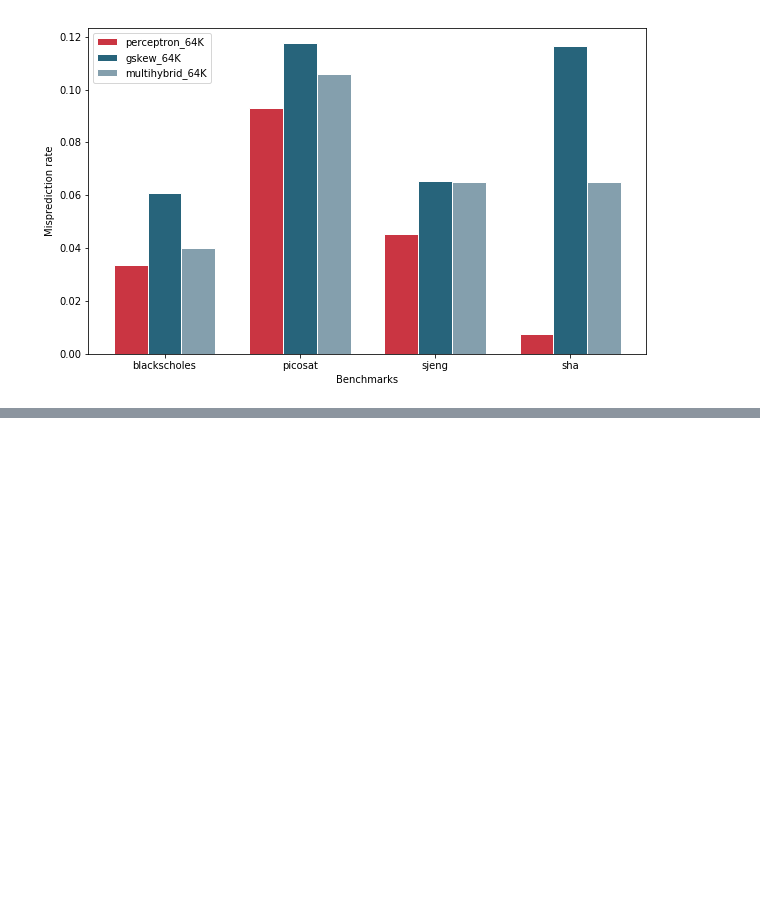
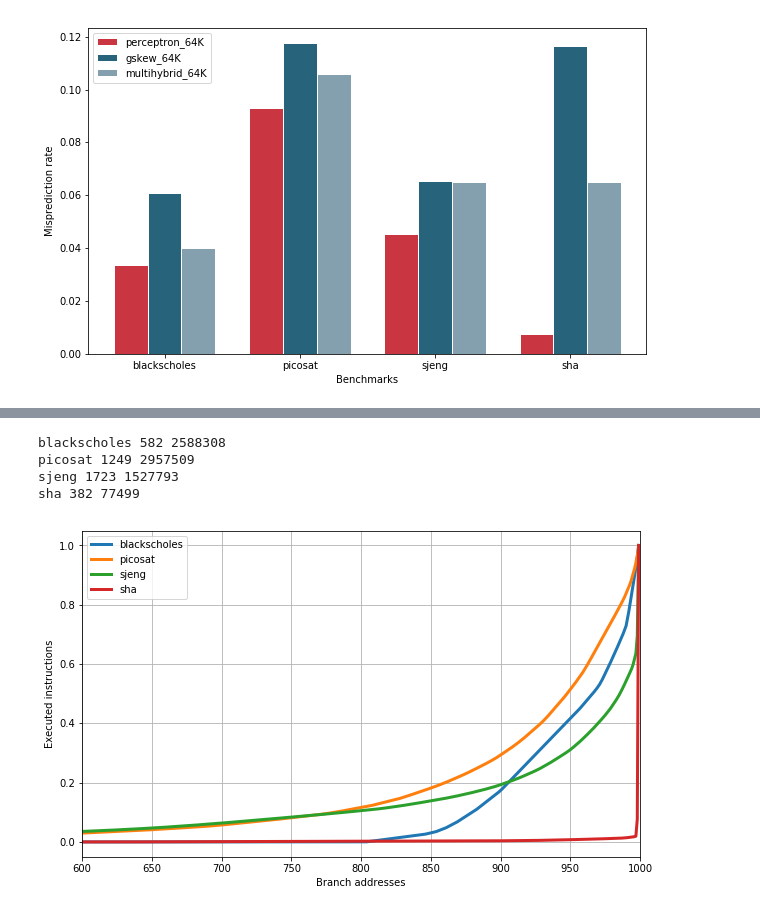
Before and after one commit to alexf91/gem5-advanced-computer-architecture, a Jupyter notebook: bp_eval/notebooks/evaluation.ipynb, the cells around one changed output, grey strips where cells are left out. Cells and saved outputs as stored; diff of their text form; code cells hidden in the pictures; blank space fills up the shorter version.

```diff
--- a/bp_eval/notebooks/evaluation.ipynb
+++ b/bp_eval/notebooks/evaluation.ipynb
@@ -443,0 +448,30 @@ for size in ('16K', '32K', '64K'):
+# %%
+def plot_cumulative_branch_distribution(save=None):
+    # Use the perceptron_64K trace because it's the most accurate,
+    # but it doesn't really matter.
+    for i, bm in enumerate(branch_stats):
+        calls = np.flip(np.array(branch_stats[bm]['perceptron_64K'])[:,0])
+        print(bm, len(calls), int(sum(calls)))
+        calls = np.pad(calls, (1000, 0), mode='constant', constant_values=0)[-1000:]
+        xvalues = np.arange(1000)
+        yvalues = np.cumsum(calls) / sum(calls)
+        plt.plot(xvalues, yvalues, label=bm, linewidth=3)
+    plt.legend()
+    plt.xlim(600, 1000)
+    plt.xlabel('Branch addresses')
+    plt.ylabel('Executed instructions')
+    plt.grid()
+
+    if save is not None:
+        fig = plt.gcf()
+        fig.savefig(save, bbox_inches='tight')
+
+    plt.show()
+# %%
+plot_cumulative_branch_distribution(save='plots/benchmarks_cumulative.pdf')
+# %% [output]
+blackscholes 582 2588308
+picosat 1249 2957509
+sjeng 1723 1527793
+sha 382 77499
+[figure, added]
```
Also changed, not shown: parts of 2 cells of this notebook, 13 other files.
